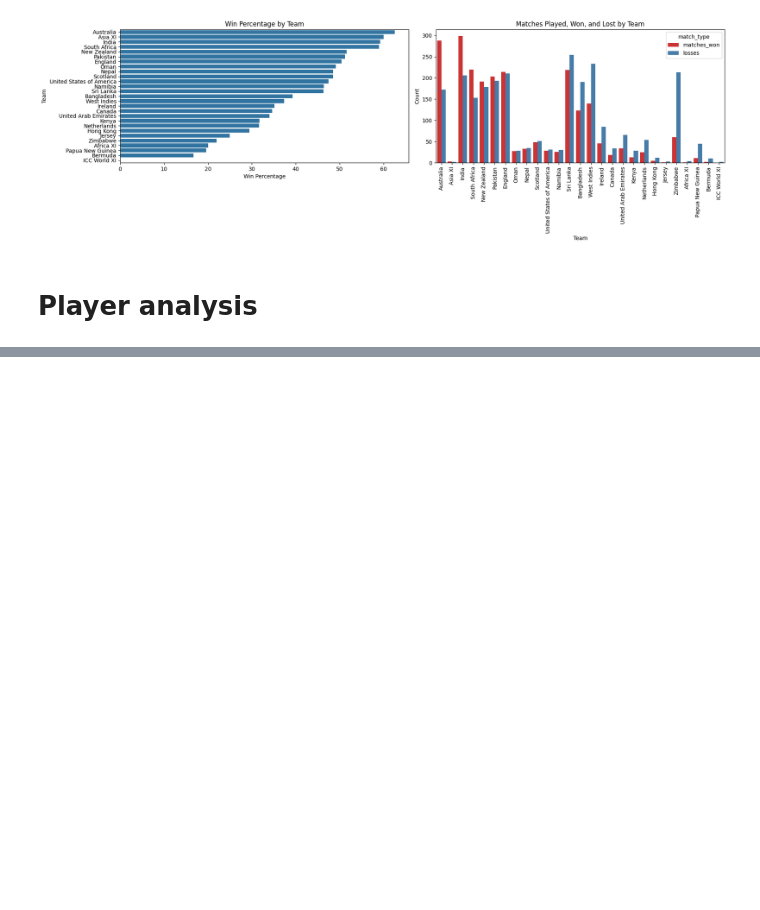
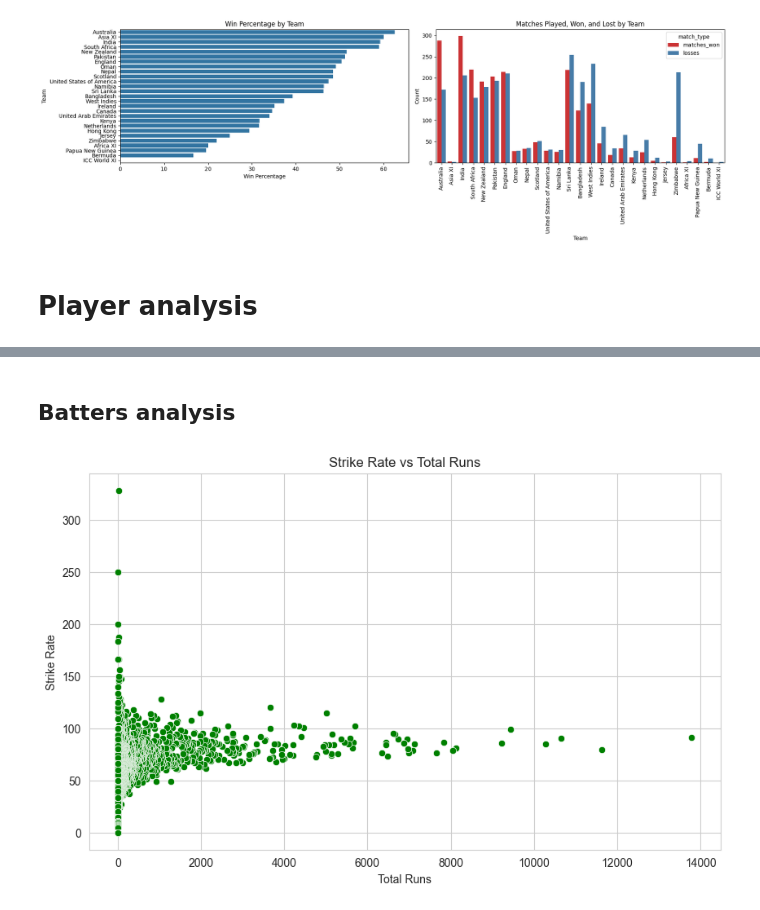
Before and after one commit to adimail/fantasy-sports-machine-learning, a Jupyter notebook: Data analysis.ipynb, the cells around one changed output, grey strips where cells are left out. Cells and saved outputs as stored; diff of their text form; code cells hidden in the pictures; blank space fills up the shorter version.

```diff
--- a/Data analysis.ipynb
+++ b/Data analysis.ipynb
@@ -512,0 +520,3 @@ player_df.head(20)
+# %%
+batter_df = batter_df.sort_values(by=["total_runs", "strike_rate"], ascending=[False, False])
+bowler_df = bowler_df.sort_values(by="total_wickets_taken", ascending=False)
@@ -512,0 +551,13 @@ player_df.head(20)
+# %% [markdown]
+## Batters analysis
+# %%
+sns.set_style('whitegrid')
+# %%
+plt.figure(figsize=(10, 6))
+sns.scatterplot(x='total_runs', y='strike_rate', data=batter_df, color='green')
+plt.title('Strike Rate vs Total Runs')
+plt.xlabel('Total Runs')
+plt.ylabel('Strike Rate')
+plt.show()
+# %% [output]
+[figure, added]
```
Also changed, not shown: parts of 22 cells of this notebook.
